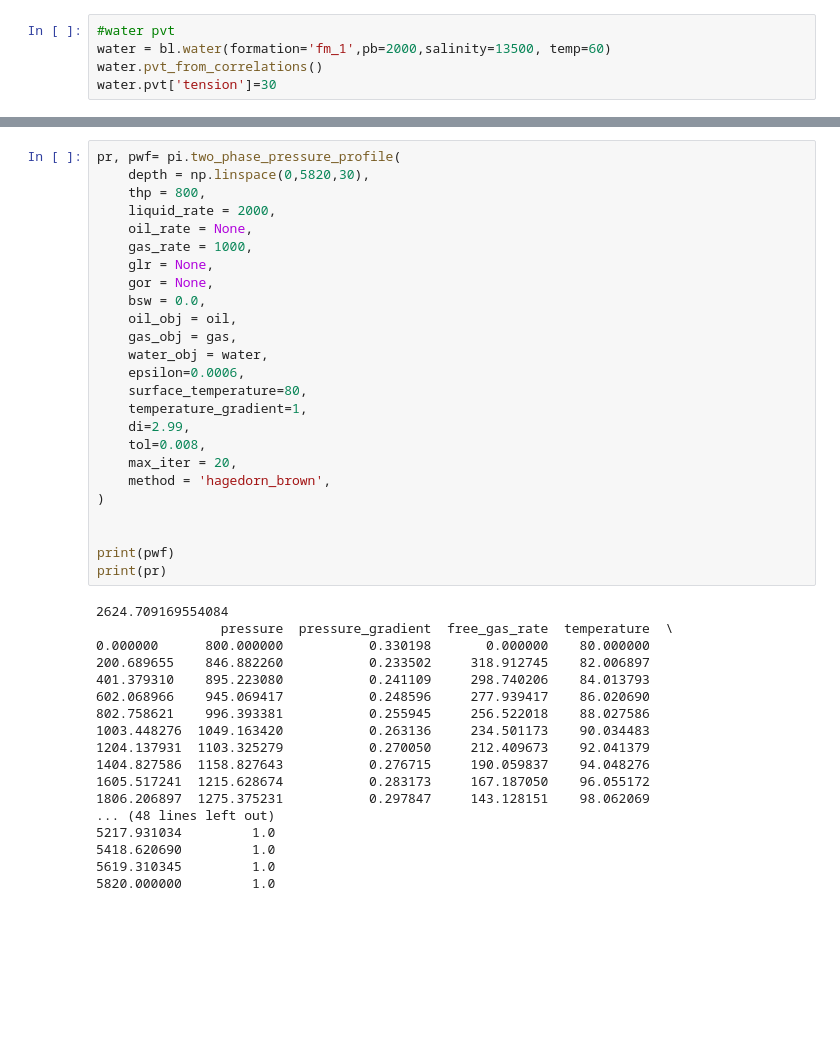
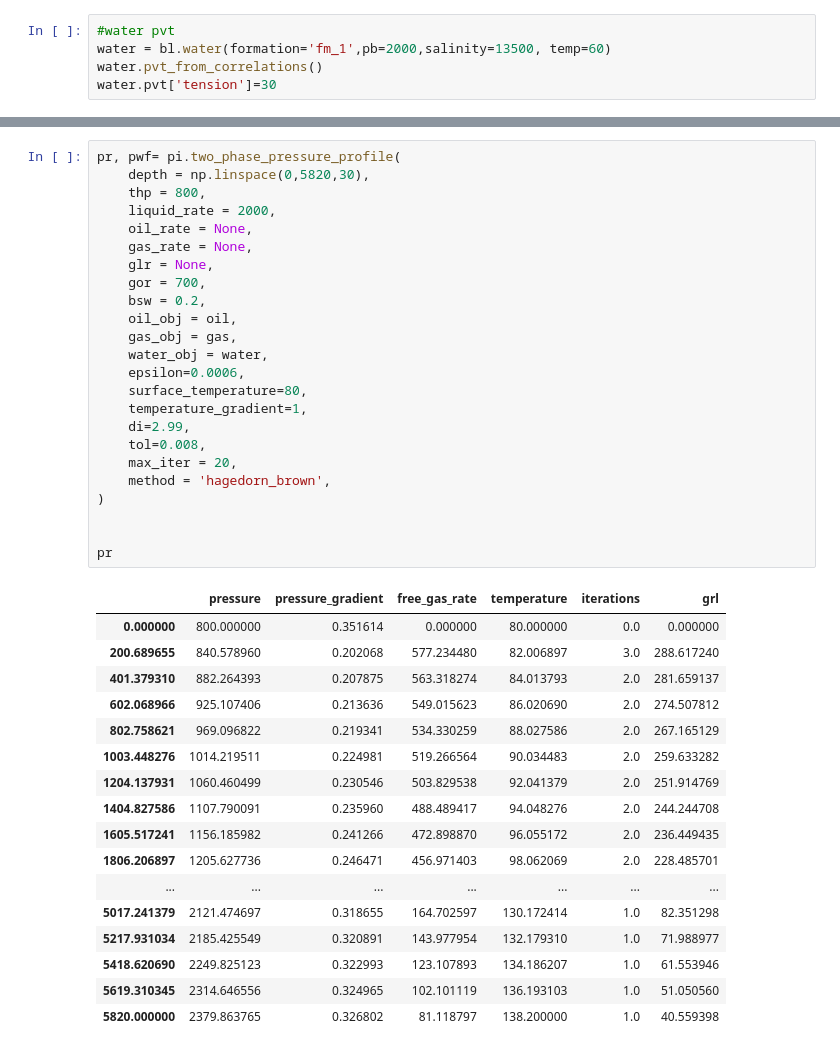
Before and after one commit to scuervo91/reservoirpy, a Jupyter notebook: examples/wellproductivity/5-pressure_drop.ipynb, the cells around one changed output, grey strips where cells are left out. Saved outputs shown, nothing was run; the diff lists cells and outputs as text; blank space fills up the shorter version.

```diff
--- a/examples/wellproductivity/5-pressure_drop.ipynb
+++ b/examples/wellproductivity/5-pressure_drop.ipynb
@@ -277,46 +365,45 @@ oil.pvt['tension']=30
 # %%
 pr, pwf= pi.two_phase_pressure_profile(
     depth = np.linspace(0,5820,30),
     thp = 800,
     liquid_rate = 2000,
     oil_rate = None,
-    gas_rate = 1000,
+    gas_rate = None,
     glr = None,
-    gor = None,
-    bsw = 0.0,
+    gor = 700,
+    bsw = 0.2,
     oil_obj = oil,
     gas_obj = gas,
     water_obj = water,
     epsilon=0.0006,
     surface_temperature=80,
     temperature_gradient=1,
     di=2.99,
     tol=0.008,
     max_iter = 20,
     method = 'hagedorn_brown',
 )
 
 
-print(pwf)
-print(pr)
+pr
 # %% [output]
-2624.709169554084
-                pressure  pressure_gradient  free_gas_rate  temperature  \
-0.000000      800.000000           0.330198       0.000000    80.000000
-200.689655    846.882260           0.233502     318.912745    82.006897
-401.379310    895.223080           0.241109     298.740206    84.013793
-602.068966    945.069417           0.248596     277.939417    86.020690
-802.758621    996.393381           0.255945     256.522018    88.027586
-1003.448276  1049.163420           0.263136     234.501173    90.034483
-1204.137931  1103.325279           0.270050     212.409673    92.041379
-1404.827586  1158.827643           0.276715     190.059837    94.048276
-1605.517241  1215.628674           0.283173     167.187050    96.055172
-1806.206897  1275.375231           0.297847     143.128151    98.062069
-... (48 lines left out)
-5217.931034         1.0
-5418.620690         1.0
-5619.310345         1.0
-5820.000000         1.0
+|  | pressure | pressure_gradient | free_gas_rate | temperature | iterations | grl |
+| 0.000000 | 800.000000 | 0.351614 | 0.000000 | 80.000000 | 0.0 | 0.000000 |
+| 200.689655 | 840.578960 | 0.202068 | 577.234480 | 82.006897 | 3.0 | 288.617240 |
+| 401.379310 | 882.264393 | 0.207875 | 563.318274 | 84.013793 | 2.0 | 281.659137 |
+| 602.068966 | 925.107406 | 0.213636 | 549.015623 | 86.020690 | 2.0 | 274.507812 |
+| 802.758621 | 969.096822 | 0.219341 | 534.330259 | 88.027586 | 2.0 | 267.165129 |
+| 1003.448276 | 1014.219511 | 0.224981 | 519.266564 | 90.034483 | 2.0 | 259.633282 |
+| 1204.137931 | 1060.460499 | 0.230546 | 503.829538 | 92.041379 | 2.0 | 251.914769 |
+| 1404.827586 | 1107.790091 | 0.235960 | 488.489417 | 94.048276 | 2.0 | 244.244708 |
+| 1605.517241 | 1156.185982 | 0.241266 | 472.898870 | 96.055172 | 2.0 | 236.449435 |
+| 1806.206897 | 1205.627736 | 0.246471 | 456.971403 | 98.062069 | 2.0 | 228.485701 |
+| ... | ... | ... | ... | ... | ... | ... |
+| 5017.241379 | 2121.474697 | 0.318655 | 164.702597 | 130.172414 | 1.0 | 82.351298 |
+| 5217.931034 | 2185.425549 | 0.320891 | 143.977954 | 132.179310 | 1.0 | 71.988977 |
+| 5418.620690 | 2249.825123 | 0.322993 | 123.107893 | 134.186207 | 1.0 | 61.553946 |
+| 5619.310345 | 2314.646556 | 0.324965 | 102.101119 | 136.193103 | 1.0 | 51.050560 |
+| 5820.000000 | 2379.863765 | 0.326802 | 81.118797 | 138.200000 | 1.0 | 40.559398 |
 # %%
 thp = pi.two_phase_upward_pressure(
     depth = np.linspace(0,5820,30),
```
Also changed, not shown: parts of 7 cells of this notebook, 5 other files.
